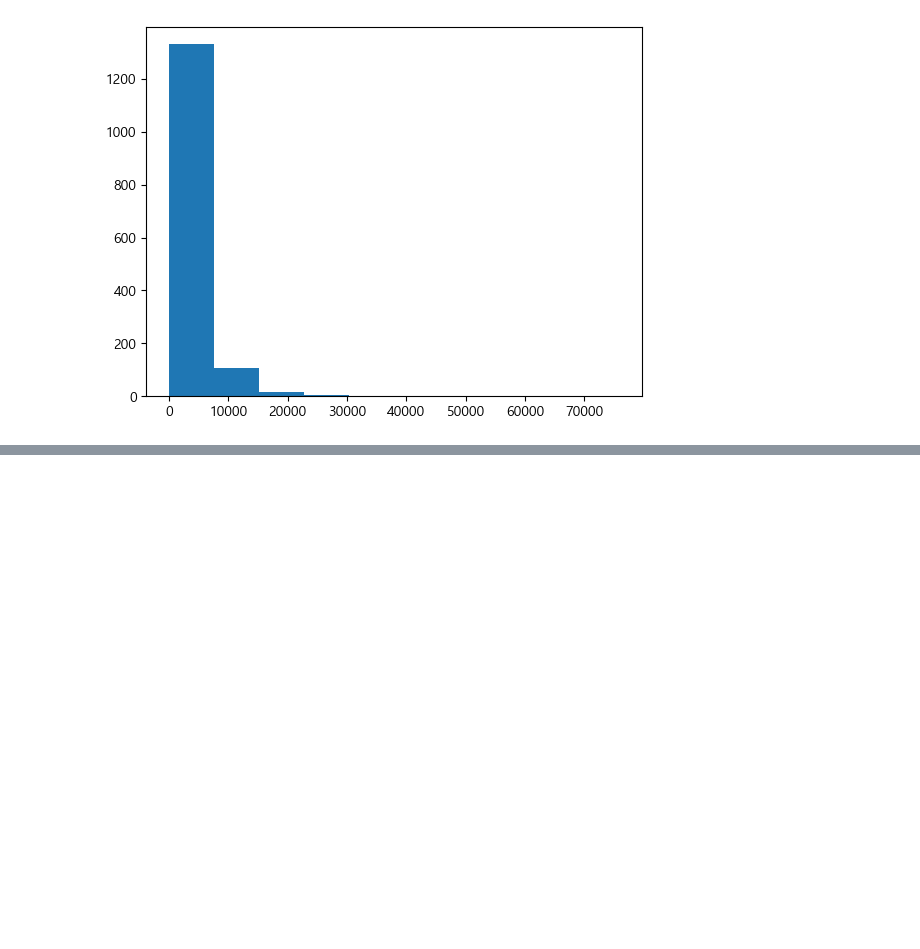
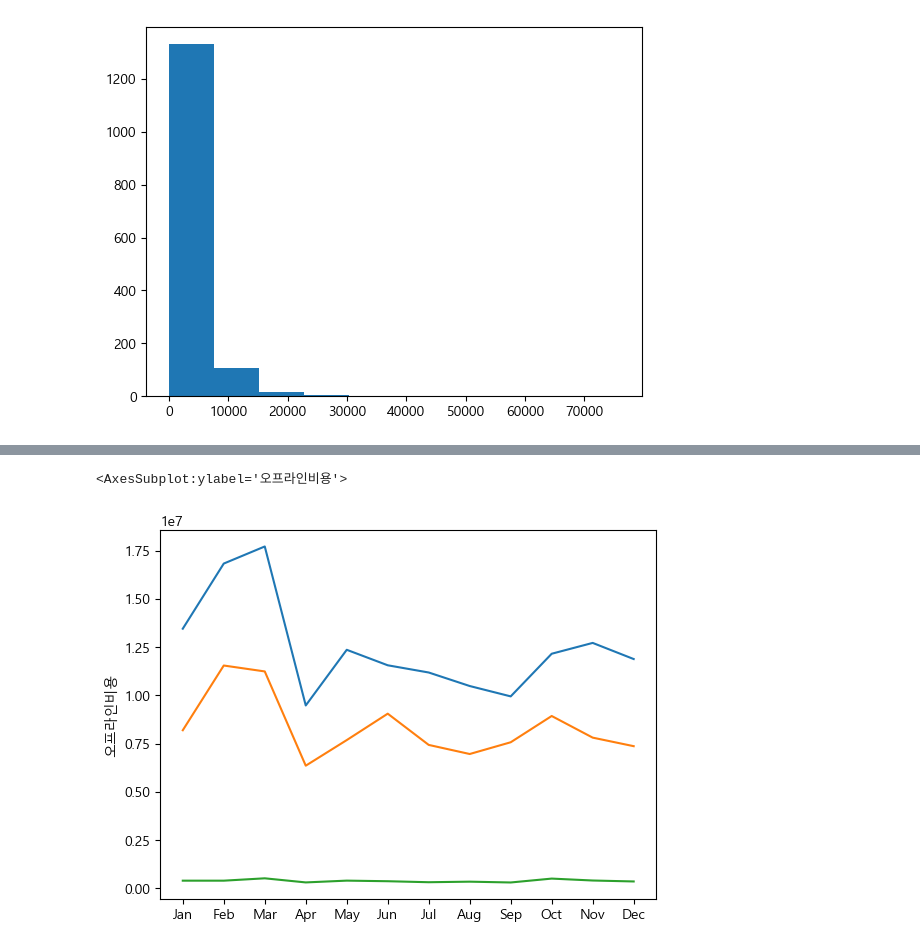
Before and after one commit to ColorConeHead/final_project, a Jupyter notebook: test.ipynb, the cells around one changed output, grey strips where cells are left out. Cells and saved outputs as stored; diff of their text form; code cells hidden in the pictures; blank space fills up the shorter version.

```diff
--- a/test.ipynb
+++ b/test.ipynb
@@ -381,0 +542,7 @@ rfm2
+# %%
+sns.lineplot(data=month, x=month.index, y='오프라인비용')
+sns.lineplot(data=month, x=month.index, y='온라인비용')
+sns.lineplot(data=month, x=month.index, y='총금액')
+# %% [output]
+<AxesSubplot:ylabel='오프라인비용'>
+[figure, added]
```
Also changed, not shown: parts of 21 cells of this notebook.
